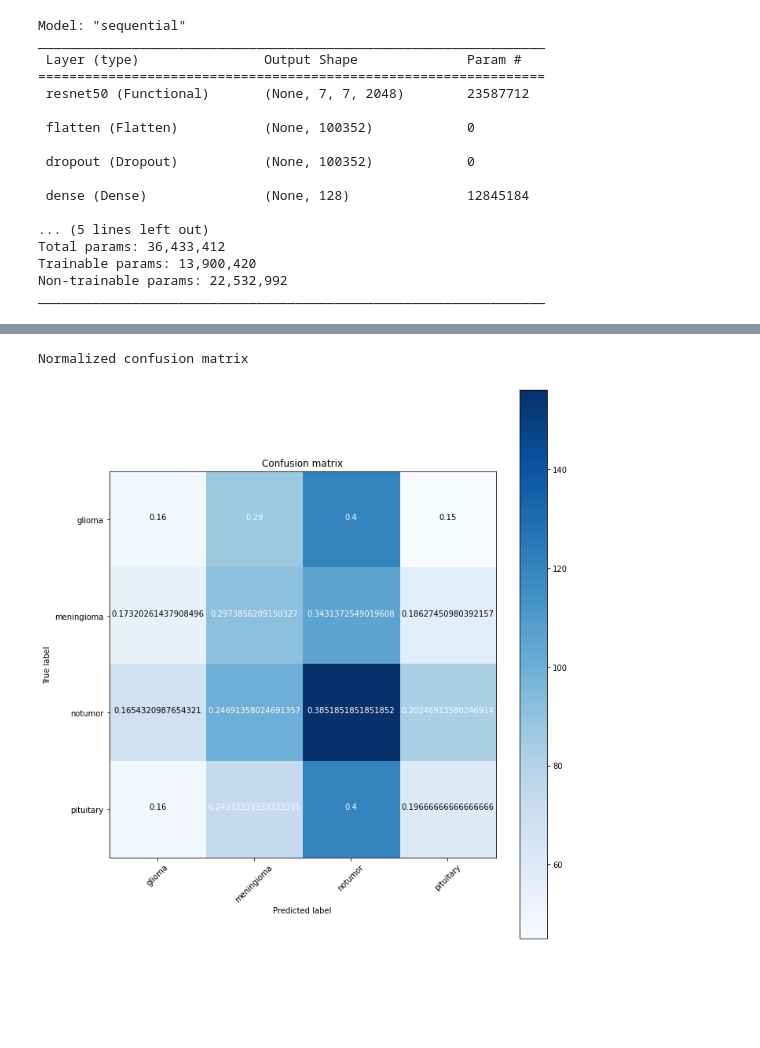
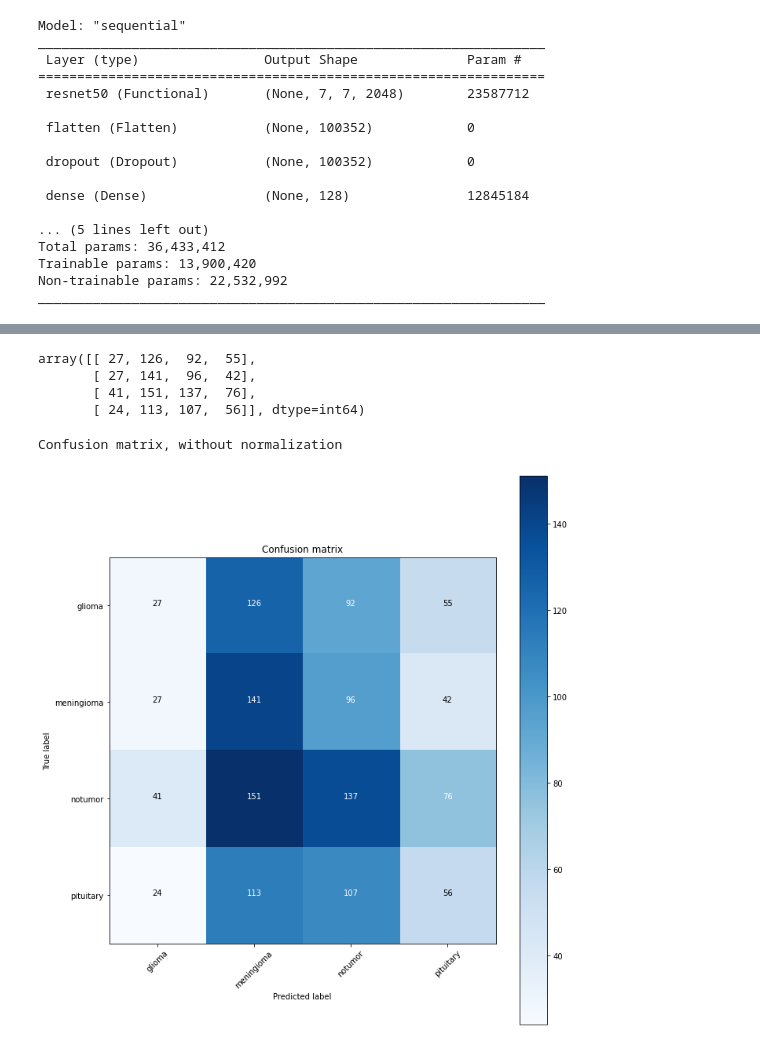
Before and after one commit to teresafasolo/ter, a Jupyter notebook: tumor_classification.ipynb, the cells around one changed output, grey strips where cells are left out. Saved outputs shown, nothing was run; the diff lists cells and outputs as text; code cells hidden in the pictures; blank space fills up the shorter version.

```diff
--- a/tumor_classification.ipynb
+++ b/tumor_classification.ipynb
@@ -239,7 +285,7 @@ for i,pred in enumerate(test_labels):
 import itertools
 from itertools import product
 
-def plot_confusion_matrix(cm, classes,normalize=True,title='Confusion matrix',cmap=plt.cm.Blues):
+def plot_confusion_matrix(cm, classes,normalize=False,title='Confusion matrix',cmap=plt.cm.Blues):
 
     plt.figure(figsize=(10,10))
     plt.imshow(cm, interpolation='nearest', cmap=cmap)
@@ -265,10 +311,18 @@ def plot_confusion_matrix(cm, classes,normalize=True,title='Confusion matrix',cm
 # %%
 cm = confusion_matrix(test_labels_class, test_pred_class)
 labels=list(index_to_labels.values())
-plot_confusion_matrix(cm,labels)
+cm
 # %% [output]
-Normalized confusion matrix
+array([[ 27, 126,  92,  55],
+       [ 27, 141,  96,  42],
+       [ 41, 151, 137,  76],
+       [ 24, 113, 107,  56]], dtype=int64)
-[figure, removed]
+# %%
+labels=list(index_to_labels.values())
+plot_confusion_matrix(cm,labels)
+# %% [output]
+Confusion matrix, without normalization
+[figure, added]
 # %%
 roc_auc_score(test_labels,test_pred)
 # %% [output]
```
Also changed, not shown: parts of 25 cells of this notebook.
